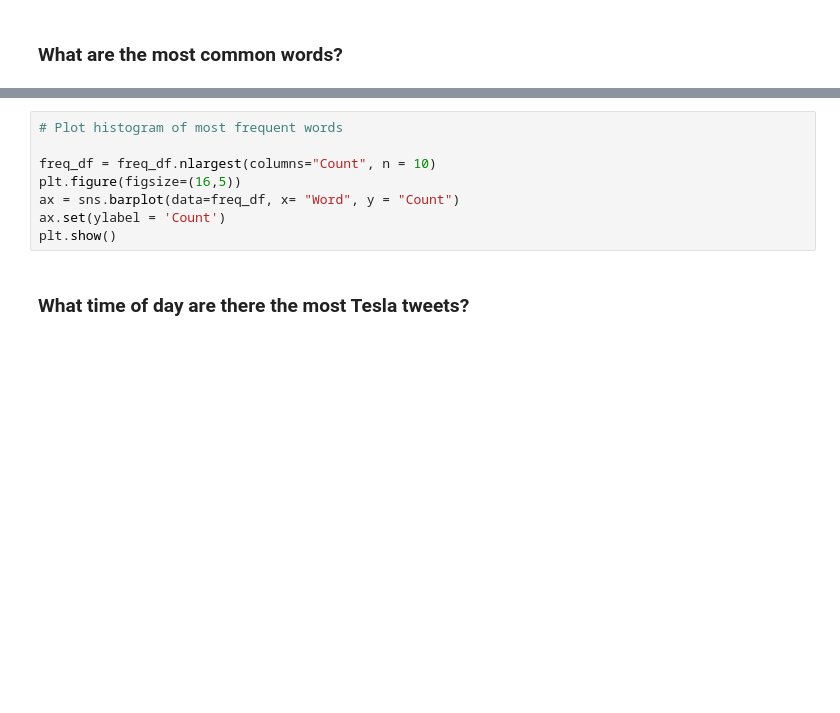
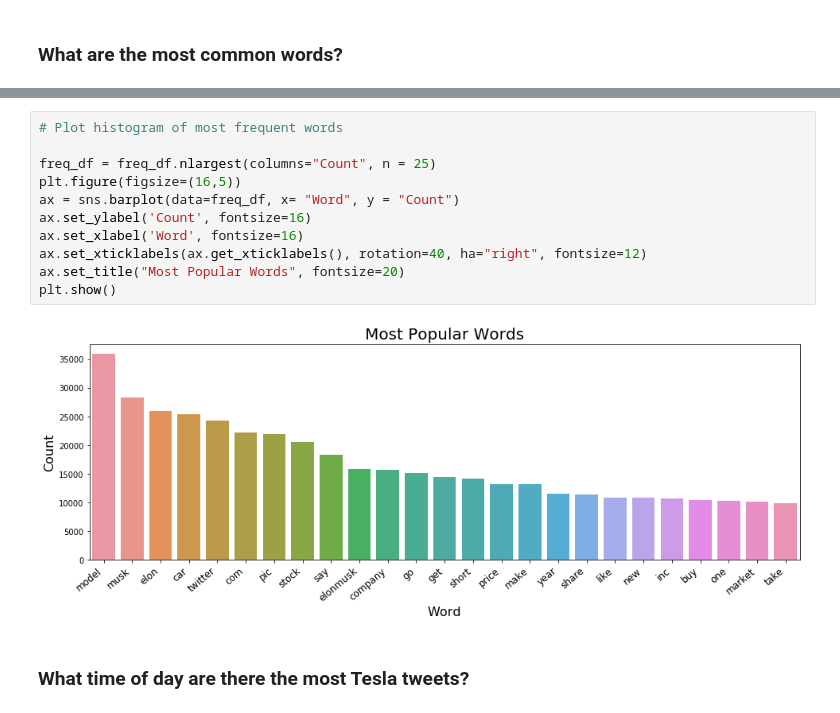
Before and after one commit to erikajane/Predicting_Stock_With_Twitter_Sentiment, a Jupyter notebook: Cleaning the Twitter Data.ipynb, the cells around one changed output, grey strips where cells are left out. Drawn from its saved outputs; the diff is of its cells as text; blank space fills up the shorter version.

```diff
--- a/Cleaning the Twitter Data.ipynb
+++ b/Cleaning the Twitter Data.ipynb
@@ -169,10 +262,15 @@ freq_df.head(10)
 # %%
 # Plot histogram of most frequent words
 
-freq_df = freq_df.nlargest(columns="Count", n = 10)
+freq_df = freq_df.nlargest(columns="Count", n = 25)
 plt.figure(figsize=(16,5))
 ax = sns.barplot(data=freq_df, x= "Word", y = "Count")
-ax.set(ylabel = 'Count')
+ax.set_ylabel('Count', fontsize=16)
+ax.set_xlabel('Word', fontsize=16)
+ax.set_xticklabels(ax.get_xticklabels(), rotation=40, ha="right", fontsize=12)
+ax.set_title("Most Popular Words", fontsize=20)
 plt.show()
+# %% [output]
+[figure, added]
 # %% [markdown]
 ### What time of day are there the most Tesla tweets?
```
Also changed, not shown: parts of 24 cells of this notebook, 6 other files.
